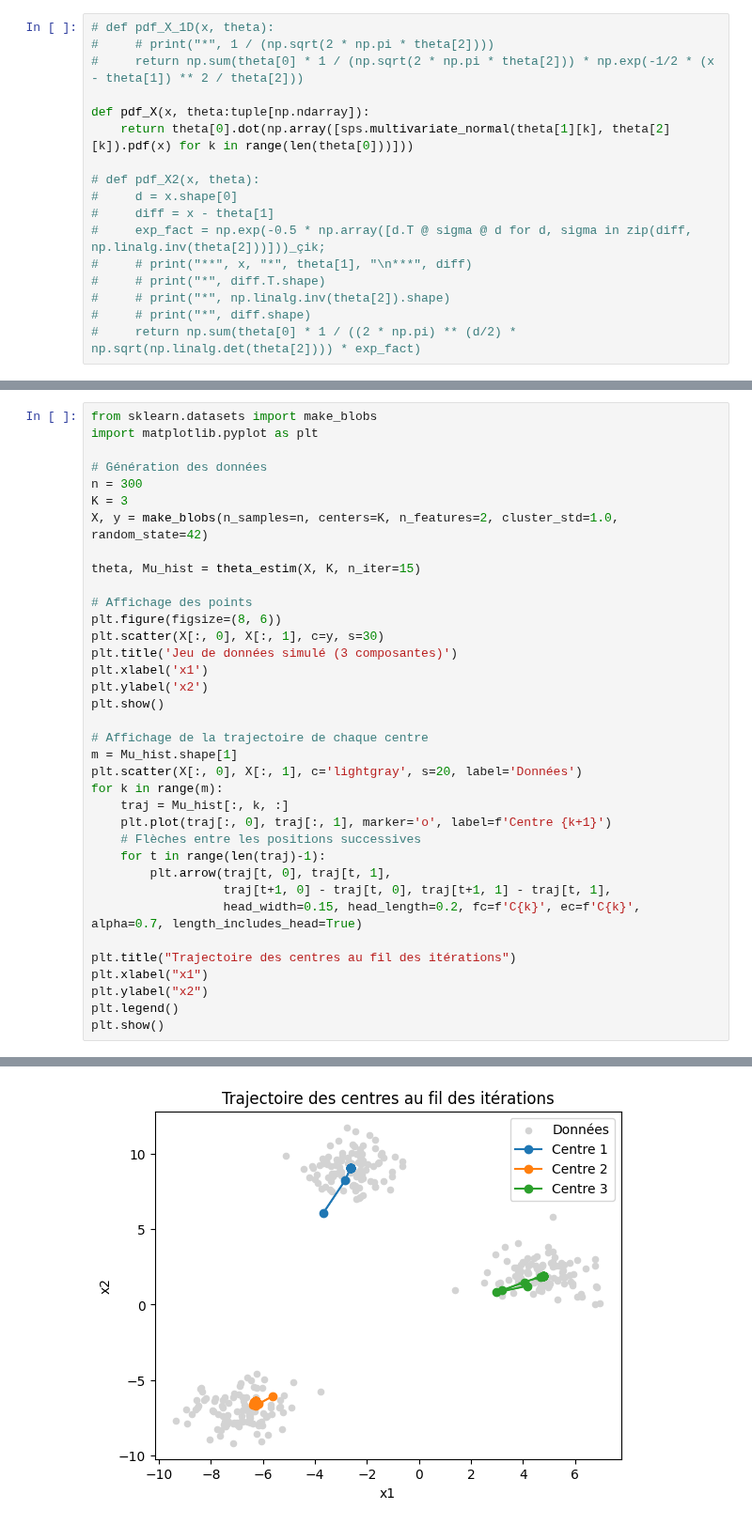
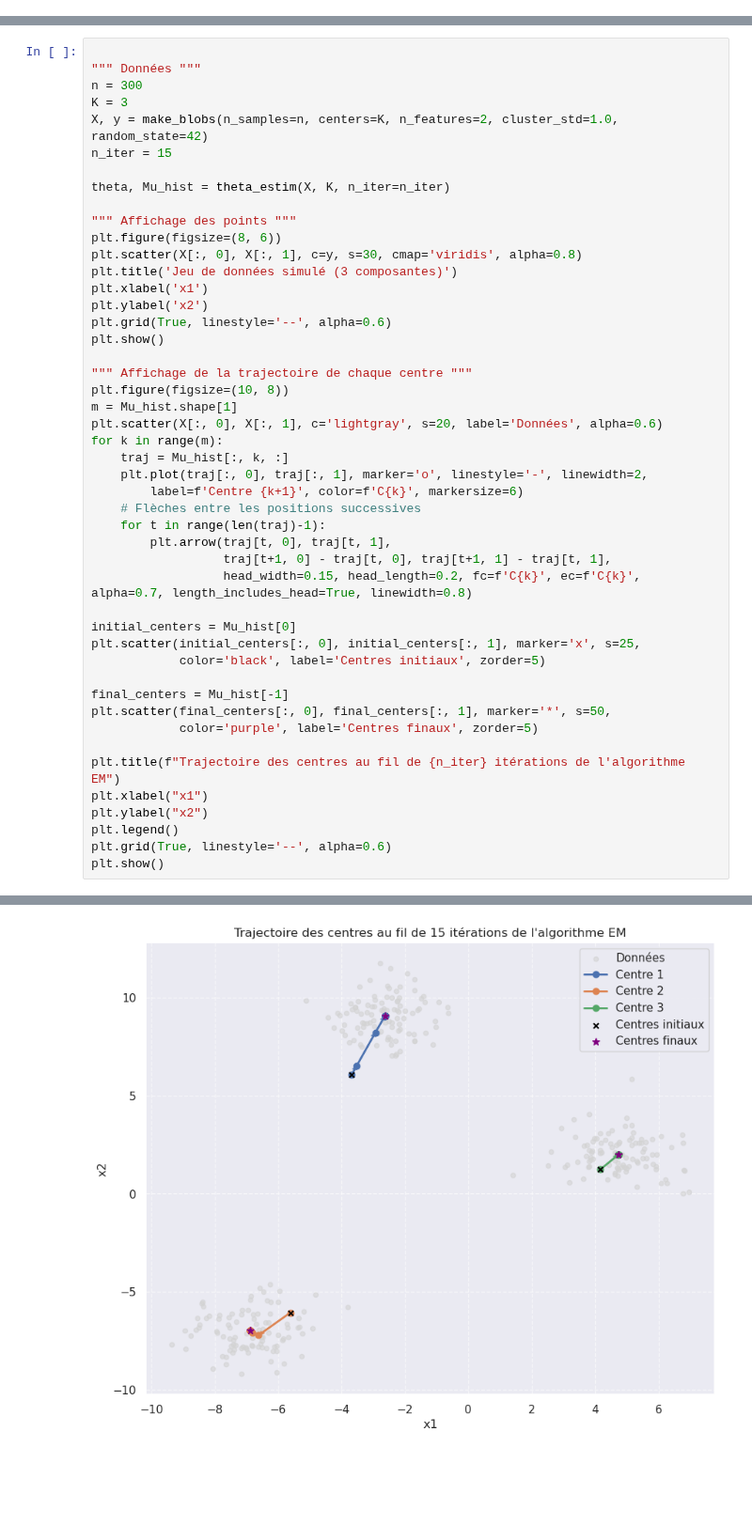
Before and after one commit to KpihX/gauss-gen, a Jupyter notebook: Gauss-Gen.ipynb, the cells around one changed output, grey strips where cells are left out. Shown at 94% size. Drawn from its saved outputs; the diff is of its cells as text; blank space fills up the shorter version.

```diff
--- a/Gauss-Gen.ipynb
+++ b/Gauss-Gen.ipynb
@@ -11,17 +12,0 @@ def simulation_X(K, theta, n):
-# %%
-# def pdf_X_1D(x, theta):
-#     # print("*", 1 / (np.sqrt(2 * np.pi * theta[2])))
-#     return np.sum(theta[0] * 1 / (np.sqrt(2 * np.pi * theta[2])) * np.exp(-1/2 * (x - theta[1]) ** 2 / theta[2]))
-
-def pdf_X(x, theta:tuple[np.ndarray]):
-    return theta[0].dot(np.array([sps.multivariate_normal(theta[1][k], theta[2][k]).pdf(x) for k in range(len(theta[0]))]))
-
-# def pdf_X2(x, theta):
-#     d = x.shape[0]
-#     diff = x - theta[1]
-#     exp_fact = np.exp(-0.5 * np.array([d.T @ sigma @ d for d, sigma in zip(diff, np.linalg.inv(theta[2]))]))_çik;
-#     # print("**", x, "*", theta[1], "\n***", diff)
-#     # print("*", diff.T.shape)
-#     # print("*", np.linalg.inv(theta[2]).shape)
-#     # print("*", diff.shape)
-#     return np.sum(theta[0] * 1 / ((2 * np.pi) ** (d/2) * np.sqrt(np.linalg.det(theta[2]))) * exp_fact)
@@ -126,37 +332,48 @@ def theta_estim(X, K, n_iter = 100):
 # %%
-from sklearn.datasets import make_blobs
-import matplotlib.pyplot as plt
 
-# Génération des données
+""" Données """
 n = 300
 K = 3
 X, y = make_blobs(n_samples=n, centers=K, n_features=2, cluster_std=1.0, random_state=42)
+n_iter = 15
 
-theta, Mu_hist = theta_estim(X, K, n_iter=15)
+theta, Mu_hist = theta_estim(X, K, n_iter=n_iter)
 
-# Affichage des points
+""" Affichage des points """
 plt.figure(figsize=(8, 6))
-plt.scatter(X[:, 0], X[:, 1], c=y, s=30)
+plt.scatter(X[:, 0], X[:, 1], c=y, s=30, cmap='viridis', alpha=0.8)
 plt.title('Jeu de données simulé (3 composantes)')
 plt.xlabel('x1')
 plt.ylabel('x2')
+plt.grid(True, linestyle='--', alpha=0.6)
 plt.show()
 
-# Affichage de la trajectoire de chaque centre
+""" Affichage de la trajectoire de chaque centre """
+plt.figure(figsize=(10, 8))
 m = Mu_hist.shape[1]
-plt.scatter(X[:, 0], X[:, 1], c='lightgray', s=20, label='Données')
+plt.scatter(X[:, 0], X[:, 1], c='lightgray', s=20, label='Données', alpha=0.6)
 for k in range(m):
     traj = Mu_hist[:, k, :]
-    plt.plot(traj[:, 0], traj[:, 1], marker='o', label=f'Centre {k+1}')
+    plt.plot(traj[:, 0], traj[:, 1], marker='o', linestyle='-', linewidth=2,
+        label=f'Centre {k+1}', color=f'C{k}', markersize=6)
     # Flèches entre les positions successives
     for t in range(len(traj)-1):
         plt.arrow(traj[t, 0], traj[t, 1],
                   traj[t+1, 0] - traj[t, 0], traj[t+1, 1] - traj[t, 1],
-                  head_width=0.15, head_length=0.2, fc=f'C{k}', ec=f'C{k}', alpha=0.7, length_includes_head=True)
+                  head_width=0.15, head_length=0.2, fc=f'C{k}', ec=f'C{k}', alpha=0.7, length_includes_head=True, linewidth=0.8)
 
-plt.title("Trajectoire des centres au fil des itérations")
+initial_centers = Mu_hist[0]
+plt.scatter(initial_centers[:, 0], initial_centers[:, 1], marker='x', s=25,
+            color='black', label='Centres initiaux', zorder=5)
+
+final_centers = Mu_hist[-1]
+plt.scatter(final_centers[:, 0], final_centers[:, 1], marker='*', s=50,
+            color='purple', label='Centres finaux', zorder=5)
+
+plt.title(f"Trajectoire des centres au fil de {n_iter} itérations de l'algorithme EM")
 plt.xlabel("x1")
 plt.ylabel("x2")
 plt.legend()
+plt.grid(True, linestyle='--', alpha=0.6)
 plt.show()
 # %% [output]
@@ -179,2 +381,2 @@ N: [100 106  94]
-[figure, old version]
+[figure, new version]
 # %% [markdown]
```
Also changed, not shown: parts of 41 cells of this notebook, 2 other files.
